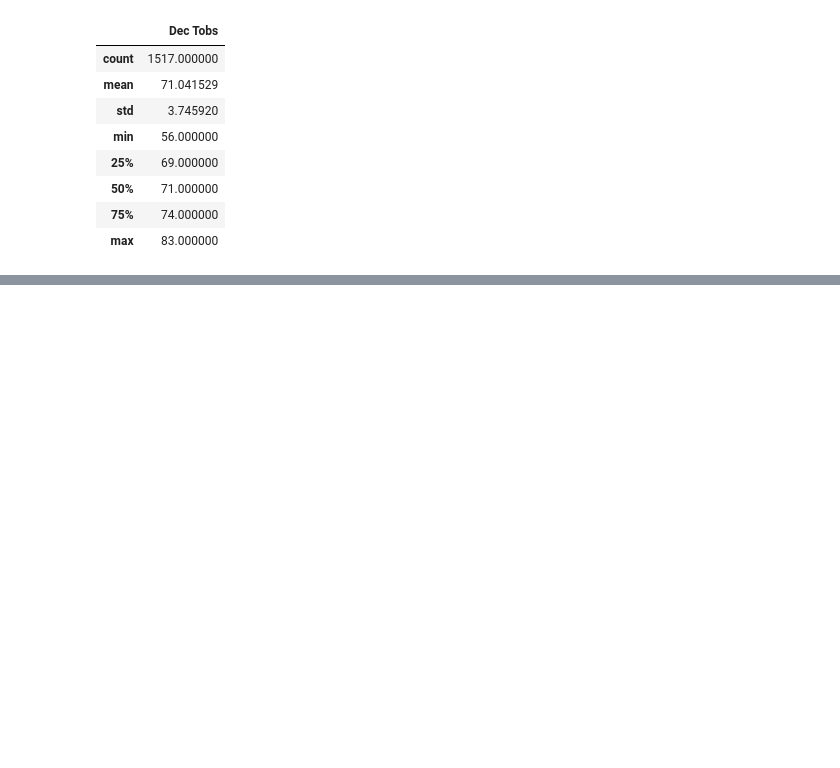
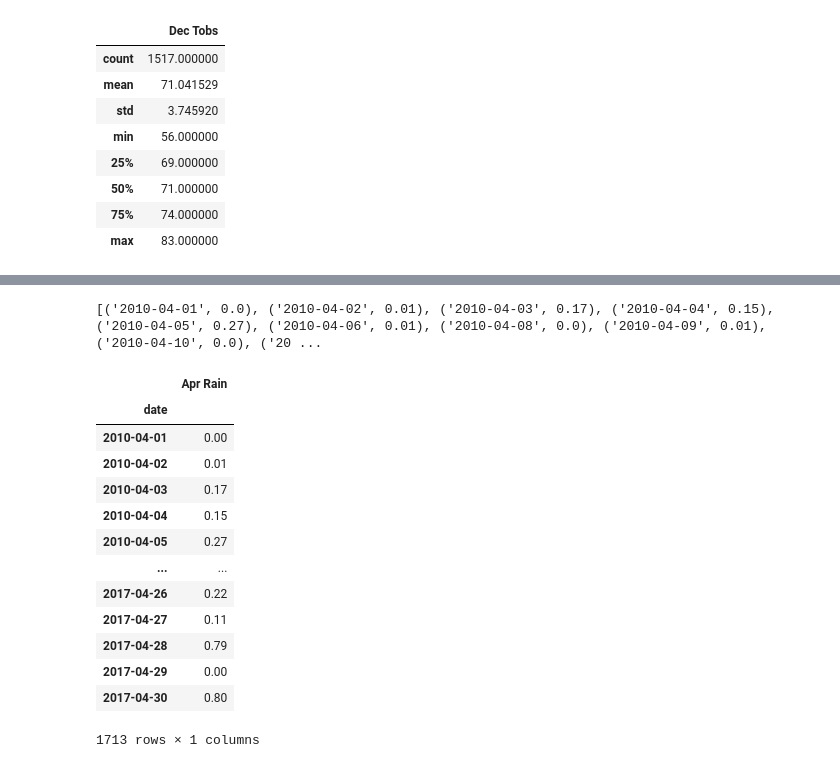
Before and after one commit to SoWhitIs/surfs-up, a Jupyter notebook: SurfsUp_Challenge.ipynb, the cells around one changed output, grey strips where cells are left out. Saved outputs shown, nothing was run; the diff lists cells and outputs as text; code cells hidden in the pictures; blank space fills up the shorter version.

```diff
--- a/SurfsUp_Challenge.ipynb
+++ b/SurfsUp_Challenge.ipynb
@@ -160,0 +283,28 @@ dec_temps_df.describe()
+# %%
+# rain/precipitation  analysis for April
+
+apr_prcp_results = session.query(Measurement.date, Measurement.prcp).\
+         filter(extract('month', Measurement.date) == 4).all()
+print(apr_prcp_results)
+# %% [output]
+[('2010-04-01', 0.0), ('2010-04-02', 0.01), ('2010-04-03', 0.17), ('2010-04-04', 0.15), ('2010-04-05', 0.27), ('2010-04-06', 0.01), ('2010-04-08', 0.0), ('2010-04-09', 0.01), ('2010-04-10', 0.0), ('20 ...
+# %%
+apr_prcp_df = pd.DataFrame(apr_prcp_results, columns=['date','Apr Rain'])
+apr_prcp_df.set_index(apr_prcp_df['date'], inplace=True)
+apr_prcp_df=apr_prcp_df[['Apr Rain']]
+apr_prcp_df
+# %% [output]
+|  | Apr Rain |
+| date |  |
+| 2010-04-01 | 0.00 |
+| 2010-04-02 | 0.01 |
+| 2010-04-03 | 0.17 |
+| 2010-04-04 | 0.15 |
+| 2010-04-05 | 0.27 |
+| ... | ... |
+| 2017-04-26 | 0.22 |
+| 2017-04-27 | 0.11 |
+| 2017-04-28 | 0.79 |
+| 2017-04-29 | 0.00 |
+| 2017-04-30 | 0.80 |
+1713 rows × 1 columns
```
Also changed, not shown: parts of 17 cells of this notebook.
